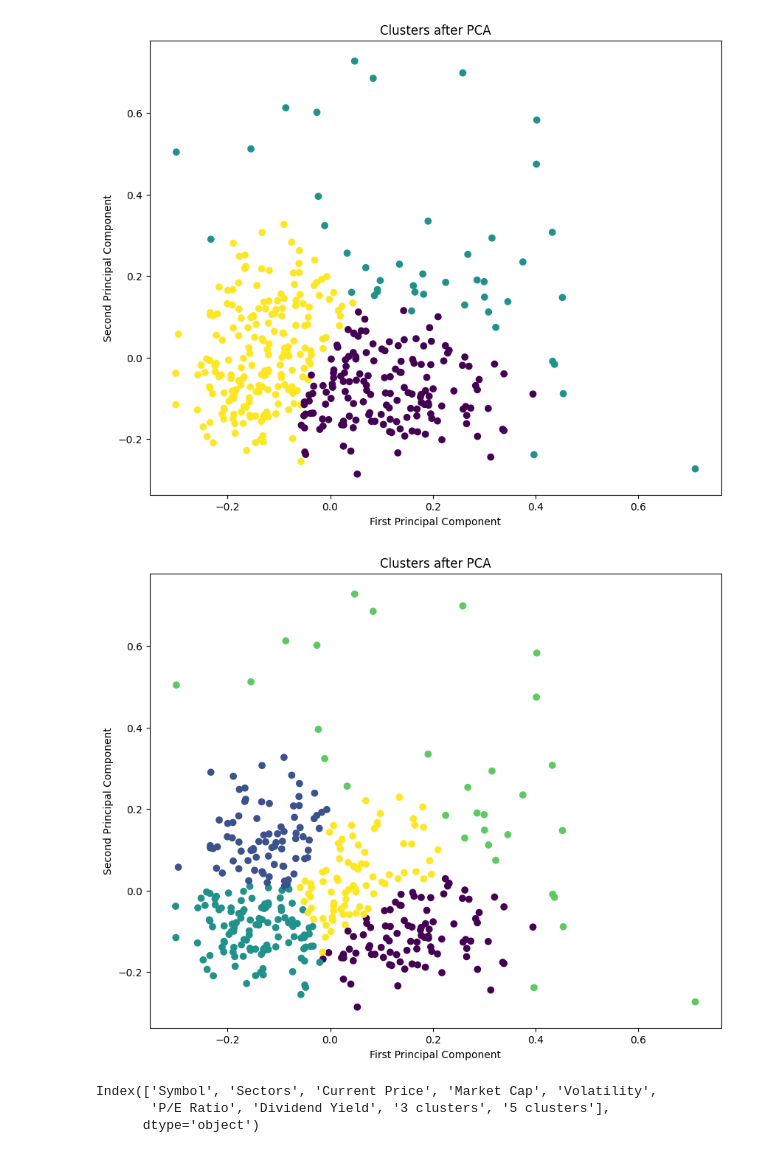
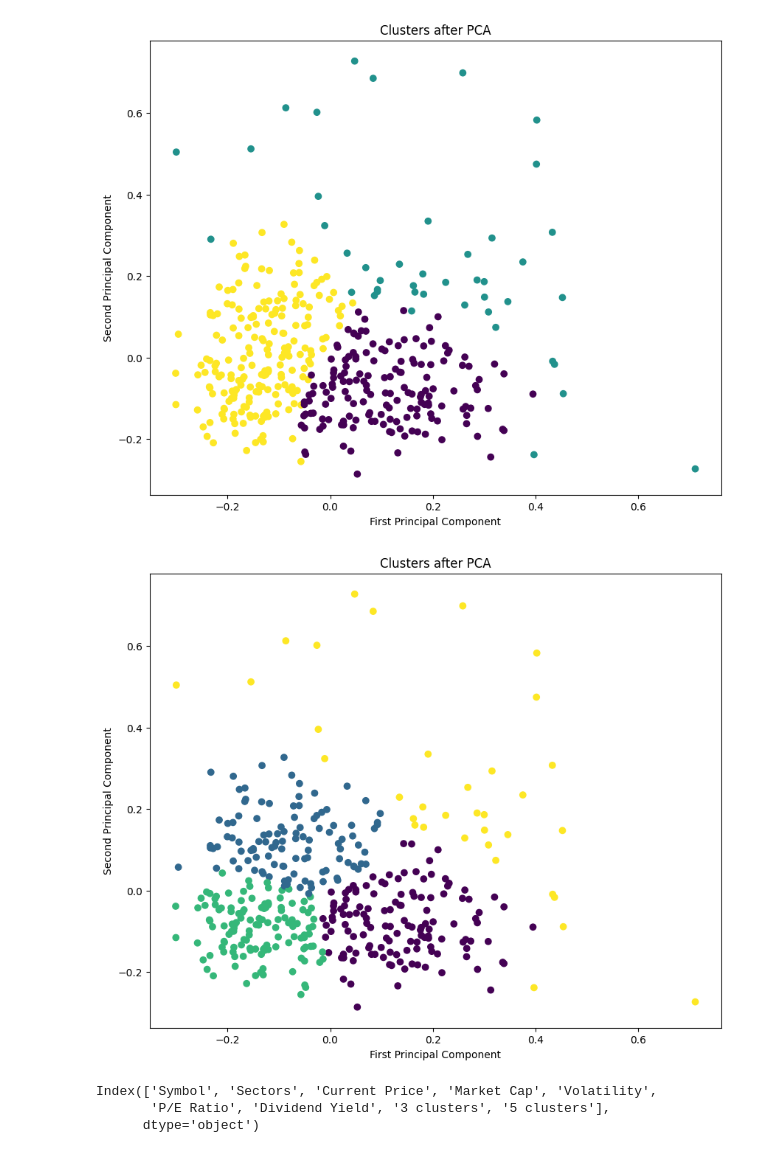
Before and after one commit to Purpup/COGS118B-Project, a Jupyter notebook: FinalProject.ipynb, the cells around one changed output. Cells and saved outputs as stored; diff of their text form; code cells hidden in the pictures.

```diff
--- a/FinalProject.ipynb
+++ b/FinalProject.ipynb
@@ -404,9 +427,9 @@ cluster_GMM(df_reduced, 3)
 # %% [output]
 [figure]
 # %%
-cluster_GMM(df_reduced, 5)
+cluster_GMM(df_reduced, 4)
 # %% [output]
-[figure, old version]
+[figure, new version]
 # %%
 df_normalized.columns
 # %% [output]
```
Also changed, not shown: parts of 29 cells of this notebook.
